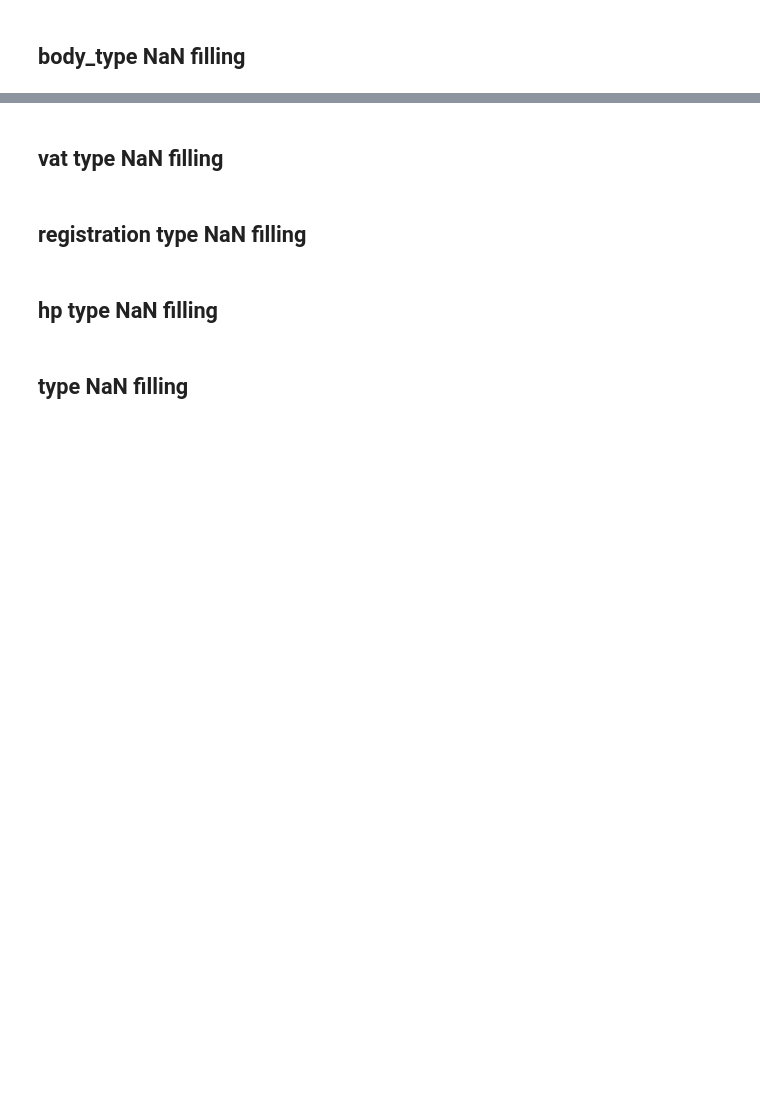
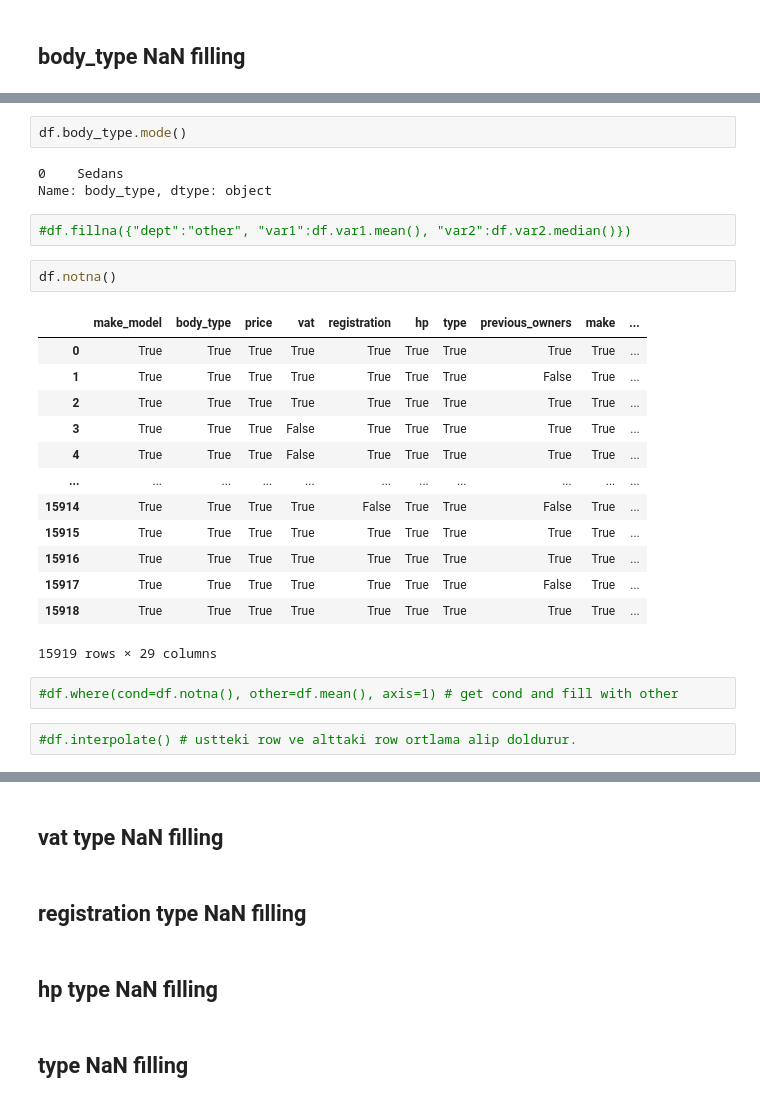
Before and after one commit to YusufSHub/DAwPython-Capstone-Project, a Jupyter notebook: DAwPy-Capstone_Project_(AutoScout)_D1124-Yusuf Missing Values.ipynb, the cells around one changed output, grey strips where cells are left out. Cells and saved outputs as stored; diff of their text form; blank space fills up the shorter version.

```diff
--- a/DAwPy-Capstone_Project_(AutoScout)_D1124-Yusuf Missing Values.ipynb
+++ b/DAwPy-Capstone_Project_(AutoScout)_D1124-Yusuf Missing Values.ipynb
@@ -177,0 +353,27 @@ dtype: float64
+# %%
+df.body_type.mode()
+# %% [output]
+0    Sedans
+Name: body_type, dtype: object
+# %%
+#df.fillna({"dept":"other", "var1":df.var1.mean(), "var2":df.var2.median()})
+# %%
+df.notna()
+# %% [output]
+|  | make_model | body_type | price | vat | registration | hp | type | previous_owners | make | ... |
+| 0 | True | True | True | True | True | True | True | True | True | ... |
+| 1 | True | True | True | True | True | True | True | False | True | ... |
+| 2 | True | True | True | True | True | True | True | True | True | ... |
+| 3 | True | True | True | False | True | True | True | True | True | ... |
+| 4 | True | True | True | False | True | True | True | True | True | ... |
+| ... | ... | ... | ... | ... | ... | ... | ... | ... | ... | ... |
+| 15914 | True | True | True | True | False | True | True | False | True | ... |
+| 15915 | True | True | True | True | True | True | True | True | True | ... |
+| 15916 | True | True | True | True | True | True | True | True | True | ... |
+| 15917 | True | True | True | True | True | True | True | False | True | ... |
+| 15918 | True | True | True | True | True | True | True | True | True | ... |
+15919 rows × 29 columns
+# %%
+#df.where(cond=df.notna(), other=df.mean(), axis=1) # get cond and fill with other
+# %%
+#df.interpolate() # ustteki row ve alttaki row ortlama alip doldurur.
```
Also changed, not shown: parts of 51 cells of this notebook.
